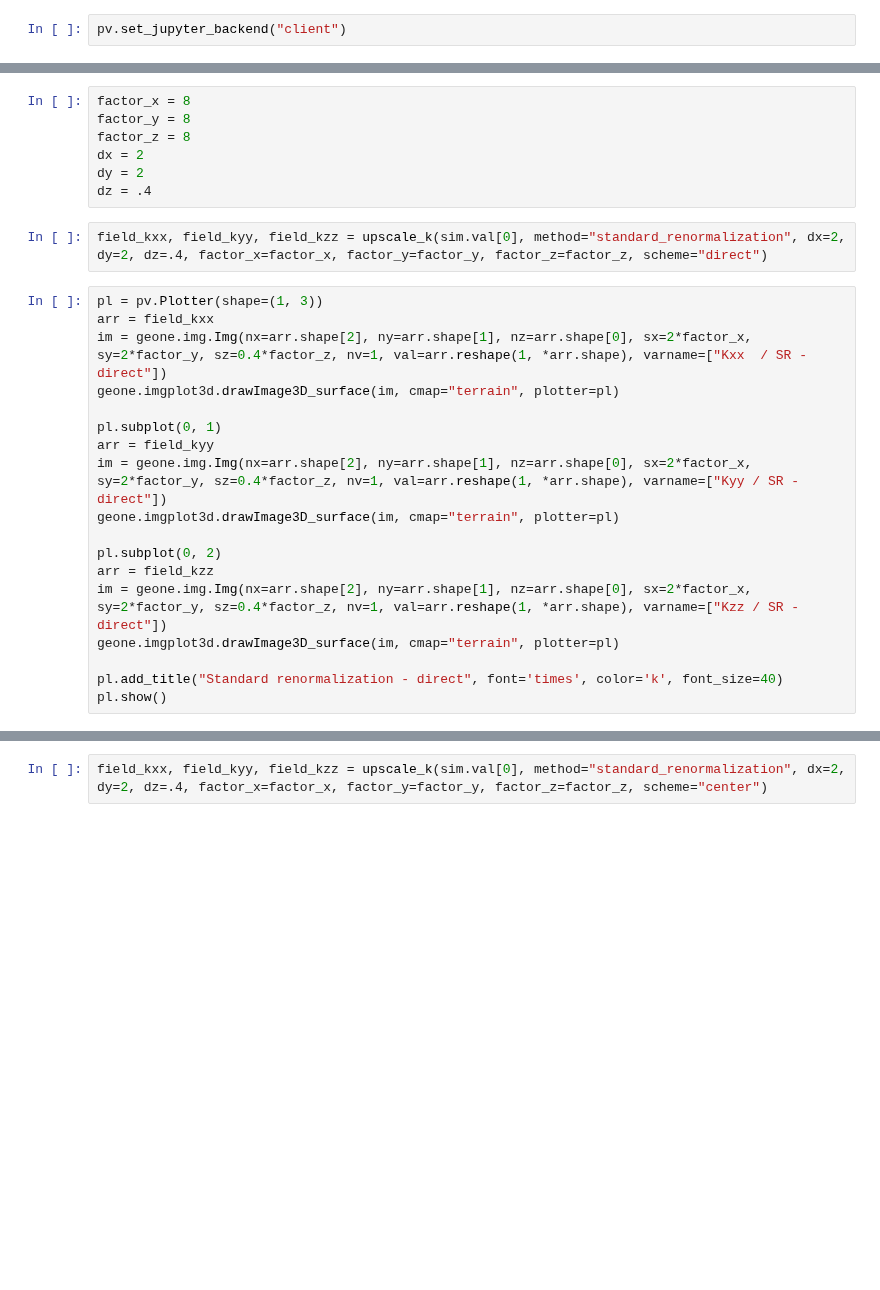
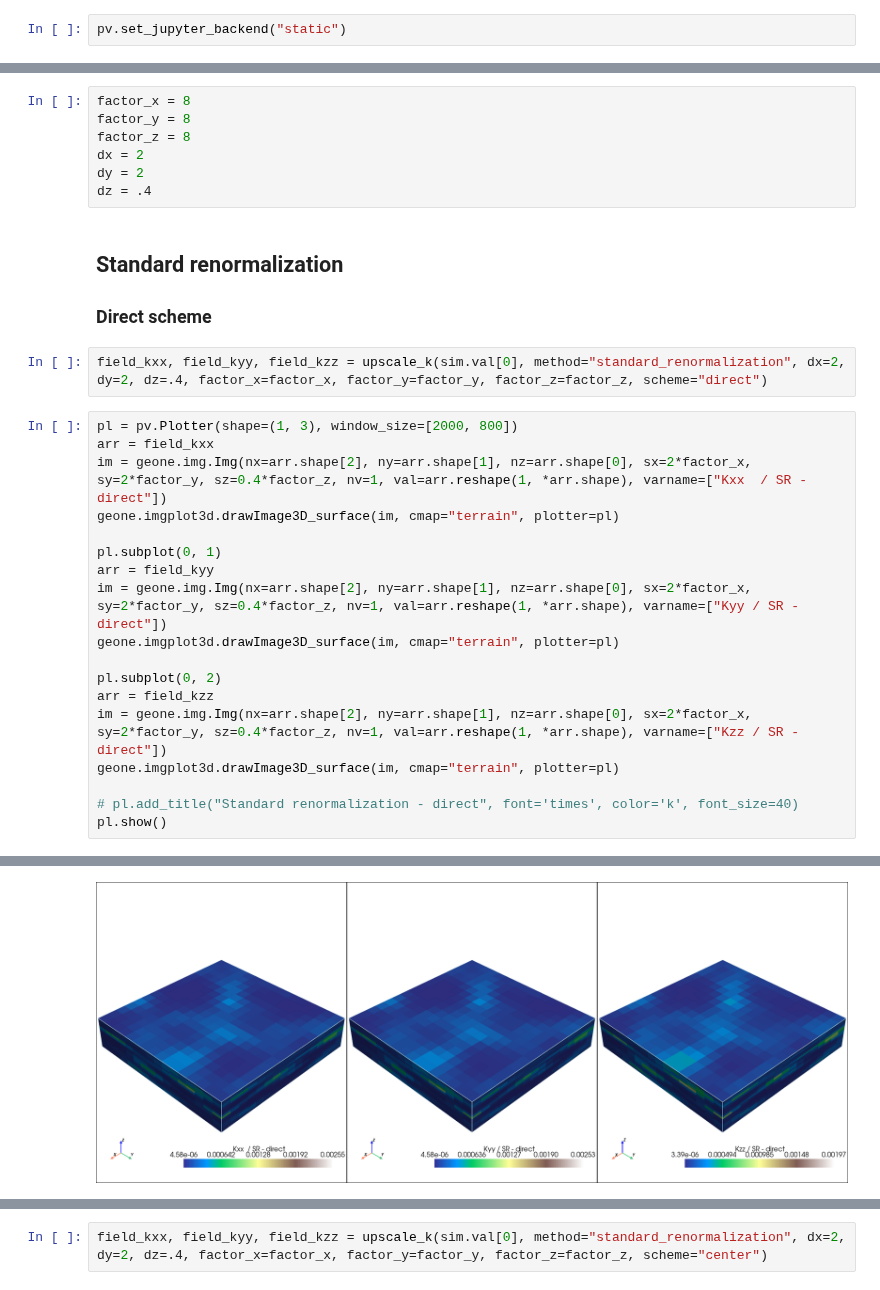
Before and after one commit to randlab/ArchPy, a Jupyter notebook: dev/flow_simulation/upscaling_3D_fields.ipynb, the cells around one changed output, grey strips where cells are left out. Cells and saved outputs as stored; diff of their text form; blank space fills up the shorter version.

```diff
--- a/dev/flow_simulation/upscaling_3D_fields.ipynb
+++ b/dev/flow_simulation/upscaling_3D_fields.ipynb
@@ -6,7 +14,7 @@ import matplotlib.pyplot as plt
 import pyvista as pv
 import geone
 # %%
-pv.set_jupyter_backend("client")
+pv.set_jupyter_backend("static")
 # %%
 # generate a random field
 np.random.seed(3)
@@ -40,10 +31,14 @@ factor_z = 8
 dx = 2
 dy = 2
 dz = .4
+# %% [markdown]
+## Standard renormalization
+
+### Direct scheme
 # %%
 field_kxx, field_kyy, field_kzz = upscale_k(sim.val[0], method="standard_renormalization", dx=2, dy=2, dz=.4, factor_x=factor_x, factor_y=factor_y, factor_z=factor_z, scheme="direct")
 # %%
-pl = pv.Plotter(shape=(1, 3))
+pl = pv.Plotter(shape=(1, 3), window_size=[2000, 800])
 arr = field_kxx
 im = geone.img.Img(nx=arr.shape[2], ny=arr.shape[1], nz=arr.shape[0], sx=2*factor_x, sy=2*factor_y, sz=0.4*factor_z, nv=1, val=arr.reshape(1, *arr.shape), varname=["Kxx  / SR - direct"])
 geone.imgplot3d.drawImage3D_surface(im, cmap="terrain", plotter=pl)
@@ -58,6 +53,6 @@ arr = field_kzz
 im = geone.img.Img(nx=arr.shape[2], ny=arr.shape[1], nz=arr.shape[0], sx=2*factor_x, sy=2*factor_y, sz=0.4*factor_z, nv=1, val=arr.reshape(1, *arr.shape), varname=["Kzz / SR - direct"])
 geone.imgplot3d.drawImage3D_surface(im, cmap="terrain", plotter=pl)
 
-pl.add_title("Standard renormalization - direct", font='times', color='k', font_size=40)
+# pl.add_title("Standard renormalization - direct", font='times', color='k', font_size=40)
 pl.show()
 # %% [output]
@@ -64,0 +59 @@ Widget(value='<iframe src="http://localhost:54756/index.html?ui=P_0x2130d874310_
+[figure, added]
```
Also changed, not shown: parts of 11 cells of this notebook, 1 other file.
